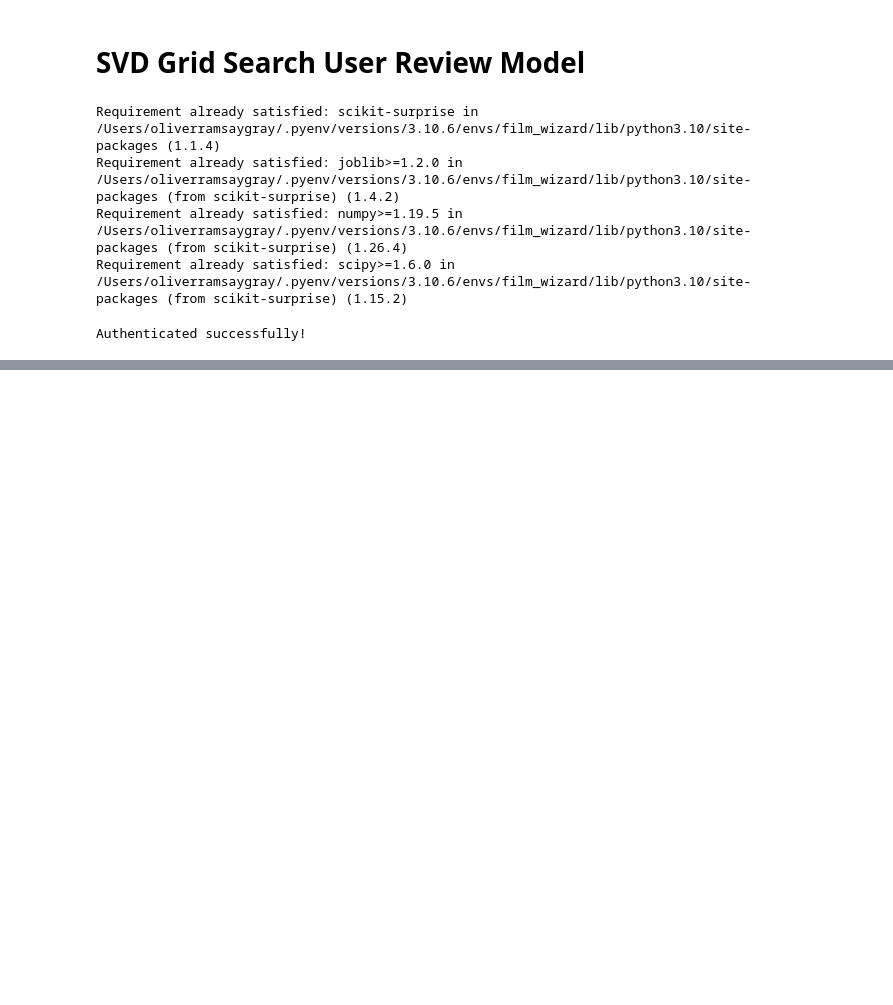
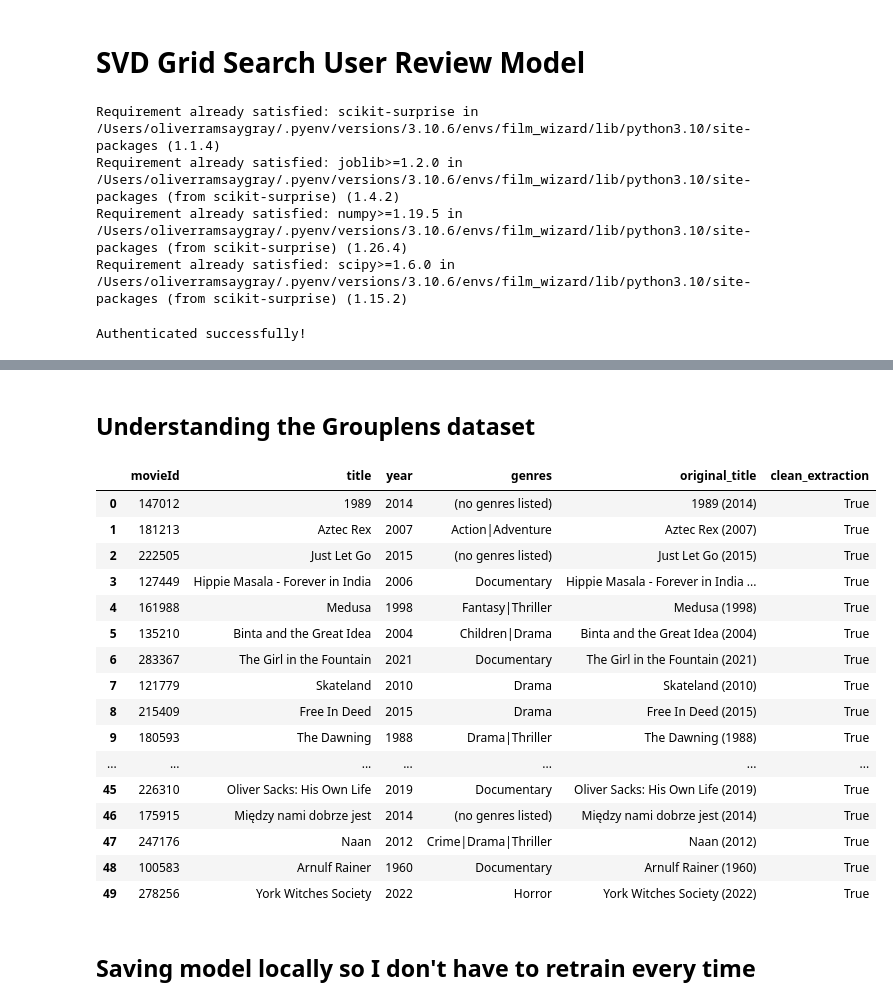
Before and after one commit to oliverramsaygray/film_wizard, a Jupyter notebook: notebooks/SVD_GridSearch_FW_model.ipynb, the cells around one changed output, grey strips where cells are left out. Drawn from its saved outputs; the diff is of its cells as text; code cells hidden in the pictures; blank space fills up the shorter version.

```diff
--- a/notebooks/SVD_GridSearch_FW_model.ipynb
+++ b/notebooks/SVD_GridSearch_FW_model.ipynb
@@ -217,0 +294,36 @@ final_recommendation
+# %% [markdown]
+## Understanding the Grouplens dataset
+# %%
+# Define BigQuery client
+client = bigquery.Client(project="film-wizard-453315")
+
+# Pull table from bq
+sample_query = """
+SELECT *
+FROM `film-wizard-453315.Grouplens.grouplens_movies`
+ORDER BY RAND()
+LIMIT 1000  -- Adjust for ~1% of 32M rows
+"""
+
+test_df = client.query(sample_query).to_dataframe()
+test_df.head(50)
+# %% [output]
+|  | movieId | title | year | genres | original_title | clean_extraction |
+| 0 | 147012 | 1989 | 2014 | (no genres listed) | 1989 (2014) | True |
+| 1 | 181213 | Aztec Rex | 2007 | Action|Adventure | Aztec Rex (2007) | True |
+| 2 | 222505 | Just Let Go | 2015 | (no genres listed) | Just Let Go (2015) | True |
+| 3 | 127449 | Hippie Masala - Forever in India | 2006 | Documentary | Hippie Masala - Forever in India ... | True |
+| 4 | 161988 | Medusa | 1998 | Fantasy|Thriller | Medusa (1998) | True |
+| 5 | 135210 | Binta and the Great Idea | 2004 | Children|Drama | Binta and the Great Idea (2004) | True |
+| 6 | 283367 | The Girl in the Fountain | 2021 | Documentary | The Girl in the Fountain (2021) | True |
+| 7 | 121779 | Skateland | 2010 | Drama | Skateland (2010) | True |
+| 8 | 215409 | Free In Deed | 2015 | Drama | Free In Deed (2015) | True |
+| 9 | 180593 | The Dawning | 1988 | Drama|Thriller | The Dawning (1988) | True |
+| ... | ... | ... | ... | ... | ... | ... |
+| 45 | 226310 | Oliver Sacks: His Own Life | 2019 | Documentary | Oliver Sacks: His Own Life (2019) | True |
+| 46 | 175915 | Między nami dobrze jest | 2014 | (no genres listed) | Między nami dobrze jest (2014) | True |
+| 47 | 247176 | Naan | 2012 | Crime|Drama|Thriller | Naan (2012) | True |
+| 48 | 100583 | Arnulf Rainer | 1960 | Documentary | Arnulf Rainer (1960) | True |
+| 49 | 278256 | York Witches Society | 2022 | Horror | York Witches Society (2022) | True |
+# %% [markdown]
+## Saving model locally so I don't have to retrain every time
```
Also changed, not shown: parts of 10 cells of this notebook, 3 other files.
